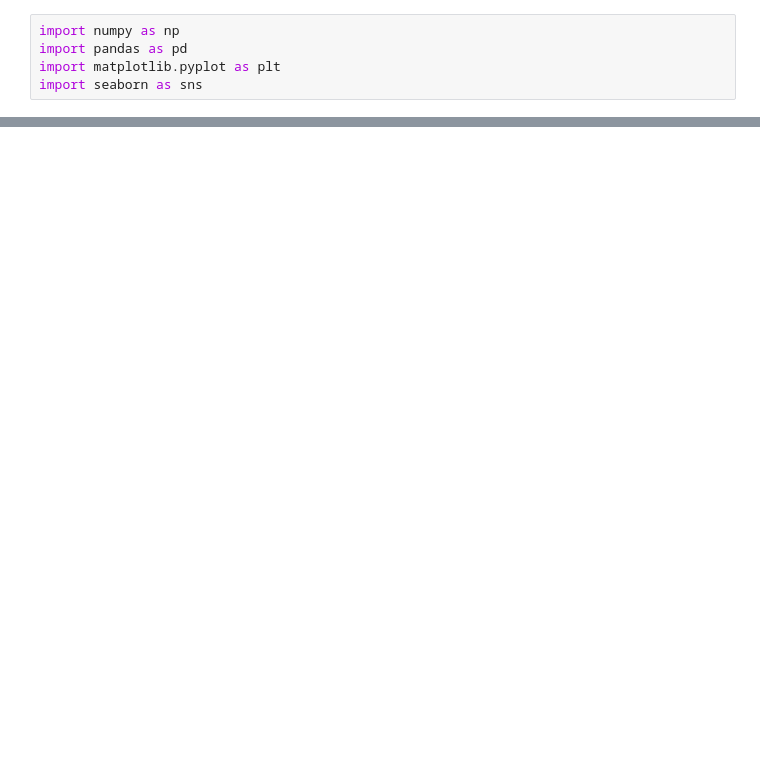
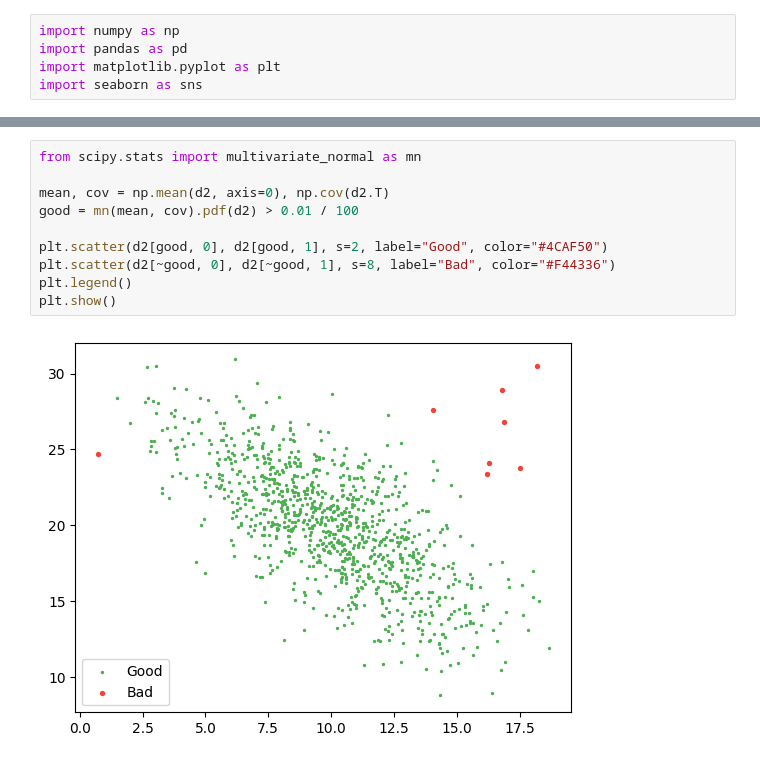
Before and after one commit to danielwon01/DataCamp_Data-Scientist-with-Python, a Jupyter notebook: study_/Python_for_Statistical_Analysis/Untitled.ipynb, the cells around one changed output, grey strips where cells are left out. Cells and saved outputs as stored; diff of their text form; blank space fills up the shorter version.

```diff
--- a/study_/Python_for_Statistical_Analysis/Untitled.ipynb
+++ b/study_/Python_for_Statistical_Analysis/Untitled.ipynb
@@ -143,0 +49,12 @@ plt.ylabel("Weight");
+# %%
+from scipy.stats import multivariate_normal as mn
+
+mean, cov = np.mean(d2, axis=0), np.cov(d2.T)
+good = mn(mean, cov).pdf(d2) > 0.01 / 100
+
+plt.scatter(d2[good, 0], d2[good, 1], s=2, label="Good", color="#4CAF50")
+plt.scatter(d2[~good, 0], d2[~good, 1], s=8, label="Bad", color="#F44336")
+plt.legend()
+plt.show()
+# %% [output]
+[figure, added]
```
Also changed, not shown: parts of 25 cells of this notebook, 6 other files.
